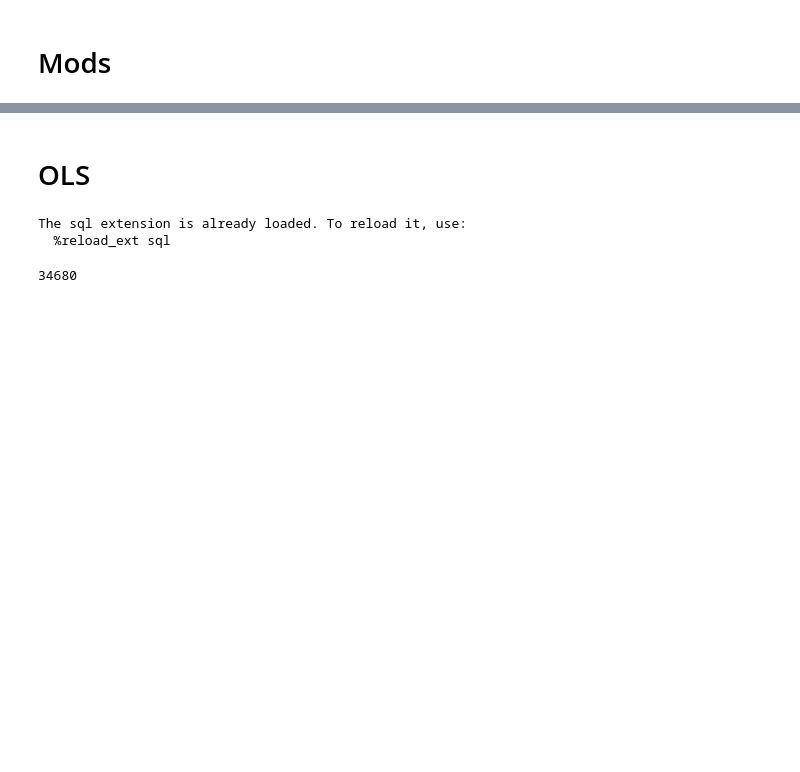
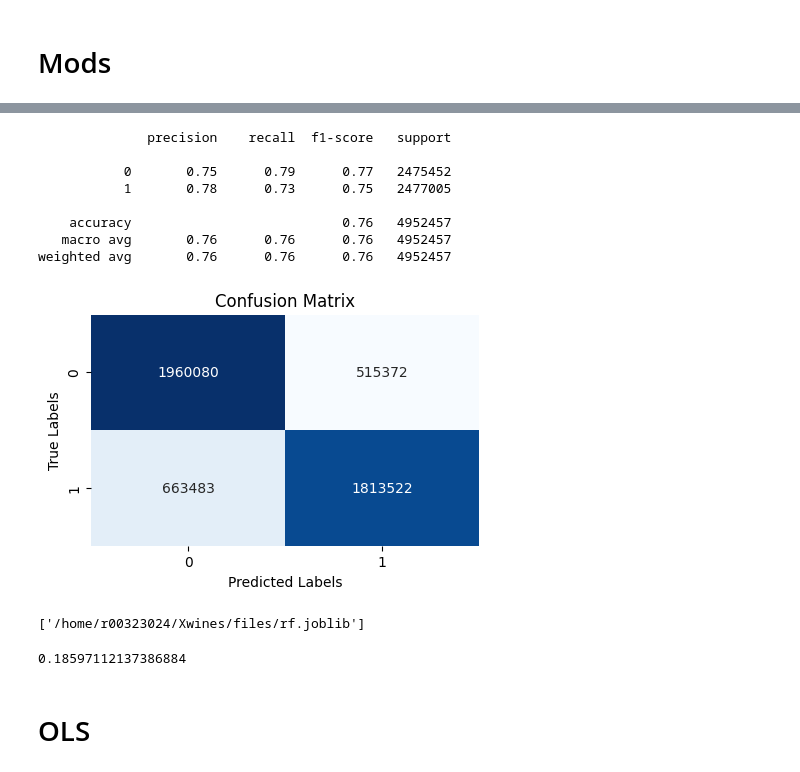
Before and after one commit to blossmuri/Grape-Wine-Rating-Inference, a Jupyter notebook: Xwines.ipynb, the cells around one changed output, grey strips where cells are left out. Saved outputs shown, nothing was run; the diff lists cells and outputs as text; code cells hidden in the pictures; blank space fills up the shorter version.

```diff
--- a/Xwines.ipynb
+++ b/Xwines.ipynb
@@ -150,0 +157,8 @@ df =df.groupby(columns_to_group)['Rating'].mean().reset_index()
+# %%
+y = df1[['Rating']]
+X = df1[['Elaborate','Grapes','ABV','Body','Acidity']]
+# %%
+rus = RandomOverSampler(random_state = 1)
+X, y = rus.fit_resample(X, y)
+# %%
+clf = DecisionTreeClassifier(random_state=1)
@@ -150,0 +202,29 @@ df =df.groupby(columns_to_group)['Rating'].mean().reset_index()
+# %%
+
+y_pred = clf.predict(X_test)
+
+cm = confusion_matrix(y_test, y_pred)
+
+plt.figure(figsize=(5, 3))
+sns.heatmap(cm, annot=True, fmt='d', cmap='Blues', cbar=False)
+plt.title('Confusion Matrix')
+plt.xlabel('Predicted Labels')
+plt.ylabel('True Labels')
+
+
+report = classification_report(y_test, y_pred)
+print(report)
+# %% [output]
+              precision    recall  f1-score   support
+
+           0       0.75      0.79      0.77   2475452
+           1       0.78      0.73      0.75   2477005
+
+    accuracy                           0.76   4952457
+   macro avg       0.76      0.76      0.76   4952457
+weighted avg       0.76      0.76      0.76   4952457
+[figure, added]
+# %%
+joblib.dump(clf, '/home/r00323024/Xwines/files/rf.joblib')
+# %% [output]
+['/home/r00323024/Xwines/files/rf.joblib']
@@ -151,13 +233,6 @@ df =df.groupby(columns_to_group)['Rating'].mean().reset_index()
+# %%
+rf.score(X, y)
+# %% [output]
+0.18597112137386884
 # %% [markdown]
 # OLS
-# %%
-%load_ext sql
-%sql sqlite://
-
-conn = sqlite3.connect(':memory:')  # Use ':memory:' for in-memory database
-
-df.to_sql('table1', conn, index=False, if_exists='replace')
-# %% [output]
-The sql extension is already loaded. To reload it, use:
-  %reload_ext sql
-34680
```
Also changed, not shown: parts of 72 cells of this notebook, 1 other file.
